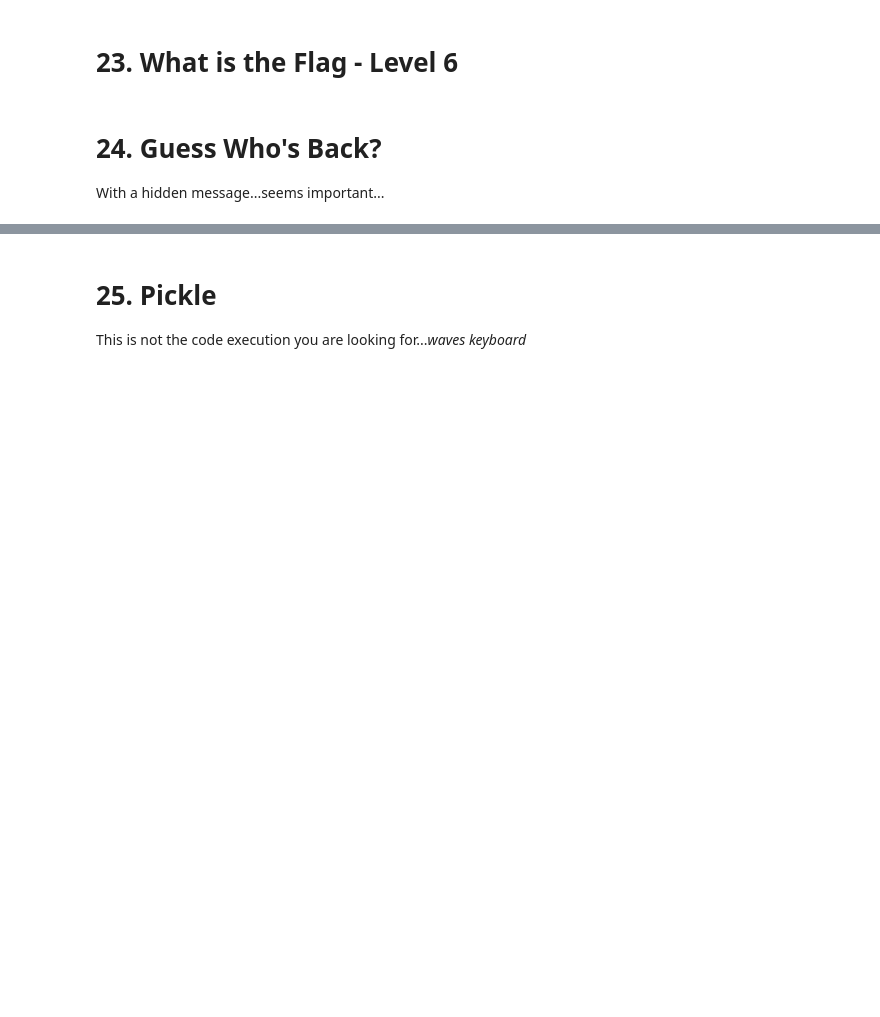
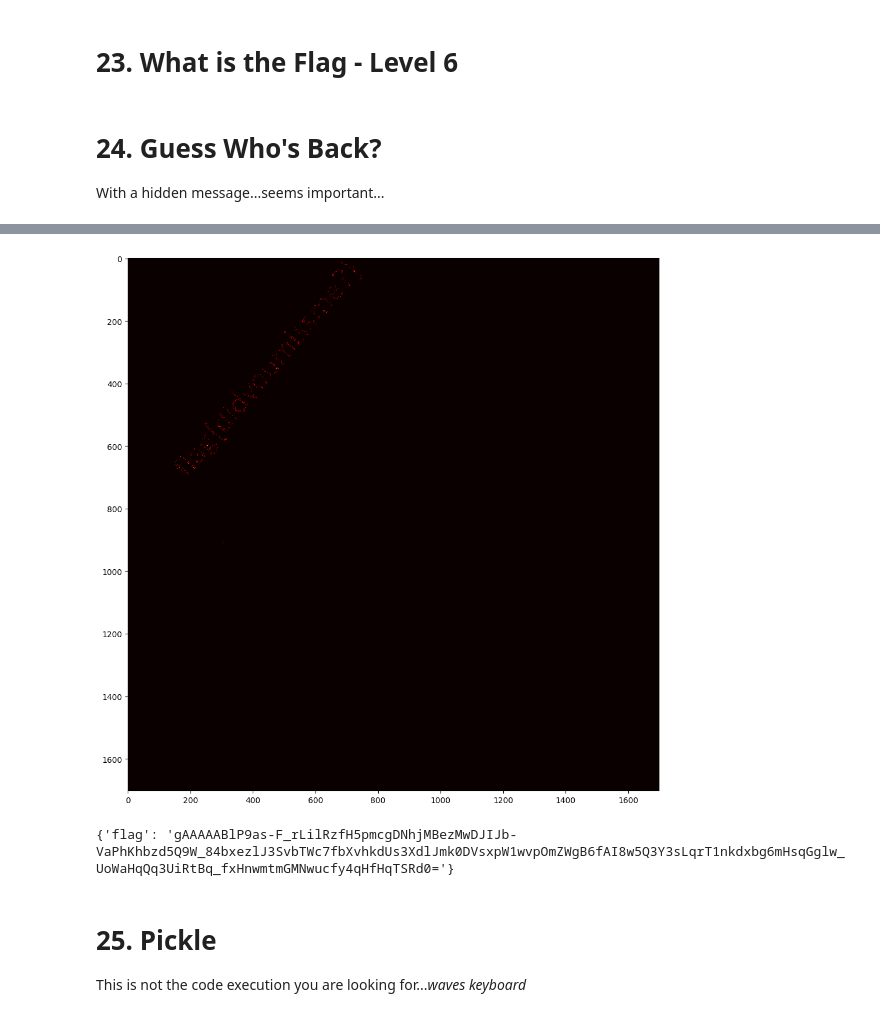
Before and after one commit to iod-ine/kaggle-ai-village-capture-the-flag-defcon31, a Jupyter notebook: notebooks/ctf-starter-aiv.ipynb, the cells around one changed output, grey strips where cells are left out. Saved outputs shown, nothing was run; the diff lists cells and outputs as text; code cells hidden in the pictures; blank space fills up the shorter version.

```diff
--- a/notebooks/ctf-starter-aiv.ipynb
+++ b/notebooks/ctf-starter-aiv.ipynb
@@ -478,13 +487,25 @@ plt.imshow(Xsub, cmap='hot')
+# %%
+two_hundred_and_one = XX.copy()
+two_hundred_and_one = two_hundred_and_one.reshape(-1)
+two_hundred_and_one[two_hundred_and_one != 201] = 0
+two_hundred_and_one = two_hundred_and_one.reshape(XX.shape)
+
+plt.figure(figsize=(12, 12))
+plt.imshow(two_hundred_and_one, cmap="hot");
+# %% [output]
+[figure, added]
 # %%
 import requests
 
-input_data = "flag{isthistheflag?}"
+input_data = "flag{didyoumissme?}"  # now you gotta kiss me
 
 def query(input_data):
     response = requests.post('http://guess-whos-back.advml.com/score', json={'data': input_data})
     return response.json()
 
 query(input_data)
+# %% [output]
+{'flag': 'gAAAAABlP9as-F_rLilRzfH5pmcgDNhjMBezMwDJIJb-VaPhKhbzd5Q9W_84bxezlJ3SvbTWc7fbXvhkdUs3XdlJmk0DVsxpW1wvpOmZWgB6fAI8w5Q3Y3sLqrT1nkdxbg6mHsqGglw_UoWaHqQq3UiRtBq_fxHnwmtmGMNwucfy4qHfHqTSRd0='}
 # %% [markdown]
 # 25. Pickle
 This is not the code execution you are looking for...*waves keyboard*
```
Also changed, not shown: parts of 2 cells of this notebook.
